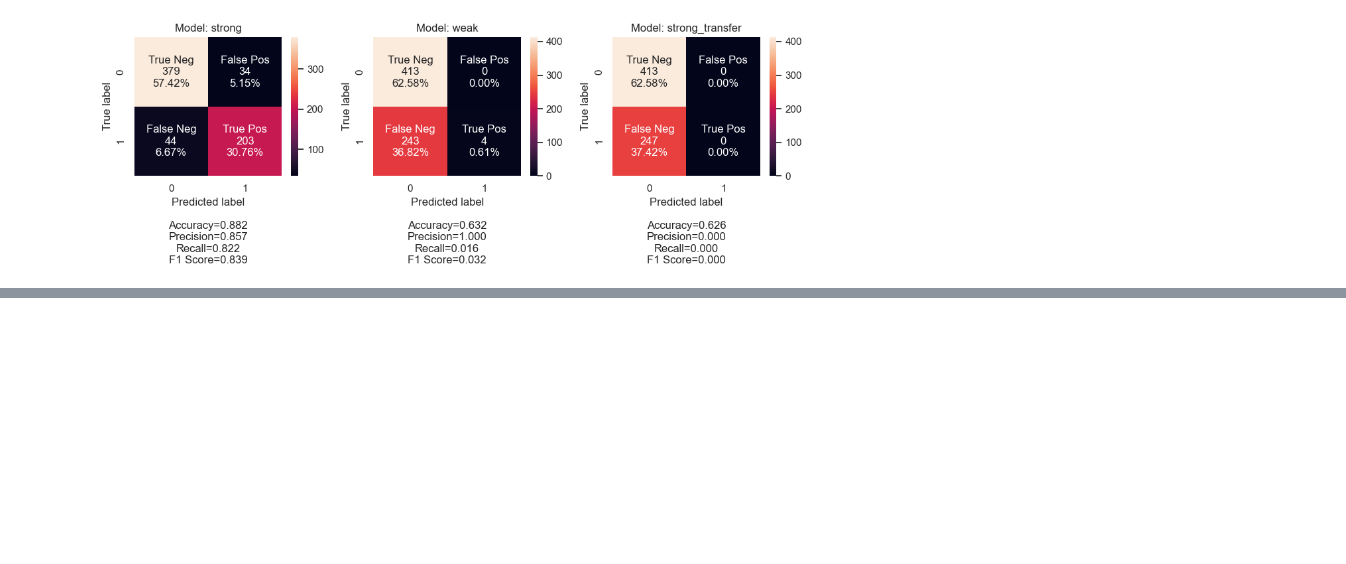
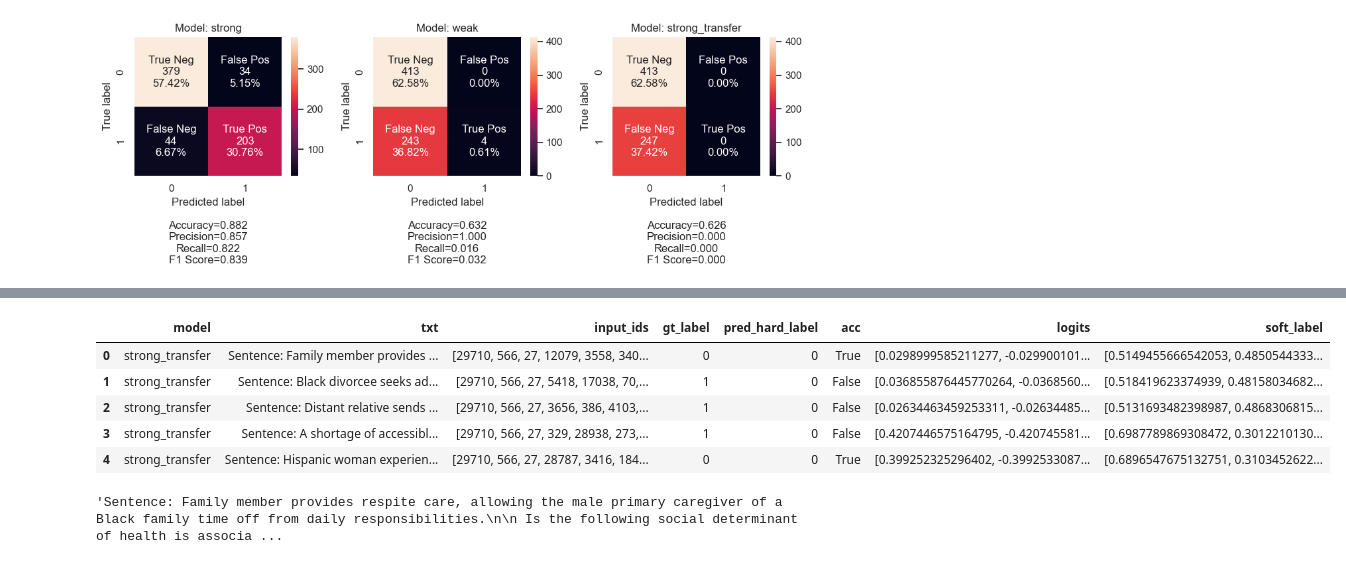
Before and after one commit to aashnapshah/weak-to-strong-expts, a Jupyter notebook: notebooks/mpotta_20240426_analysis_shadr.ipynb, the cells around one changed output, grey strips where cells are left out. Cells and saved outputs as stored; diff of their text form; code cells hidden in the pictures; blank space fills up the shorter version.

```diff
--- a/notebooks/mpotta_20240426_analysis_shadr.ipynb
+++ b/notebooks/mpotta_20240426_analysis_shadr.ipynb
@@ -108,0 +153,14 @@ plt.show()
+# %%
+selected_model = 'strong_transfer'  # Choose one of the models: 'strong', 'weak', 'strong_transfer'
+results_df[results_df['model'] == selected_model].head(5)
+# %% [output]
+|  | model | txt | input_ids | gt_label | pred_hard_label | acc | logits | soft_label |
+| 0 | strong_transfer | Sentence: Family member provides ... | [29710, 566, 27, 12079, 3558, 340... | 0 | 0 | True | [0.0298999585211277, -0.029900101... | [0.5149455666542053, 0.4850544333... |
+| 1 | strong_transfer | Sentence: Black divorcee seeks ad... | [29710, 566, 27, 5418, 17038, 70,... | 1 | 0 | False | [0.036855876445770264, -0.0368560... | [0.518419623374939, 0.48158034682... |
+| 2 | strong_transfer | Sentence: Distant relative sends ... | [29710, 566, 27, 3656, 386, 4103,... | 1 | 0 | False | [0.02634463459253311, -0.02634485... | [0.5131693482398987, 0.4868306815... |
+| 3 | strong_transfer | Sentence: A shortage of accessibl... | [29710, 566, 27, 329, 28938, 273,... | 1 | 0 | False | [0.4207446575164795, -0.420745581... | [0.6987789869308472, 0.3012210130... |
+| 4 | strong_transfer | Sentence: Hispanic woman experien... | [29710, 566, 27, 28787, 3416, 184... | 0 | 0 | True | [0.399252325296402, -0.3992533087... | [0.6896547675132751, 0.3103452622... |
+# %%
+results_df[results_df['model'] == selected_model].head(1)['txt'].values[0]
+# %% [output]
+'Sentence: Family member provides respite care, allowing the male primary caregiver of a Black family time off from daily responsibilities.\n\n Is the following social determinant of health is associa ...
```
Also changed, not shown: parts of 2 cells of this notebook.
